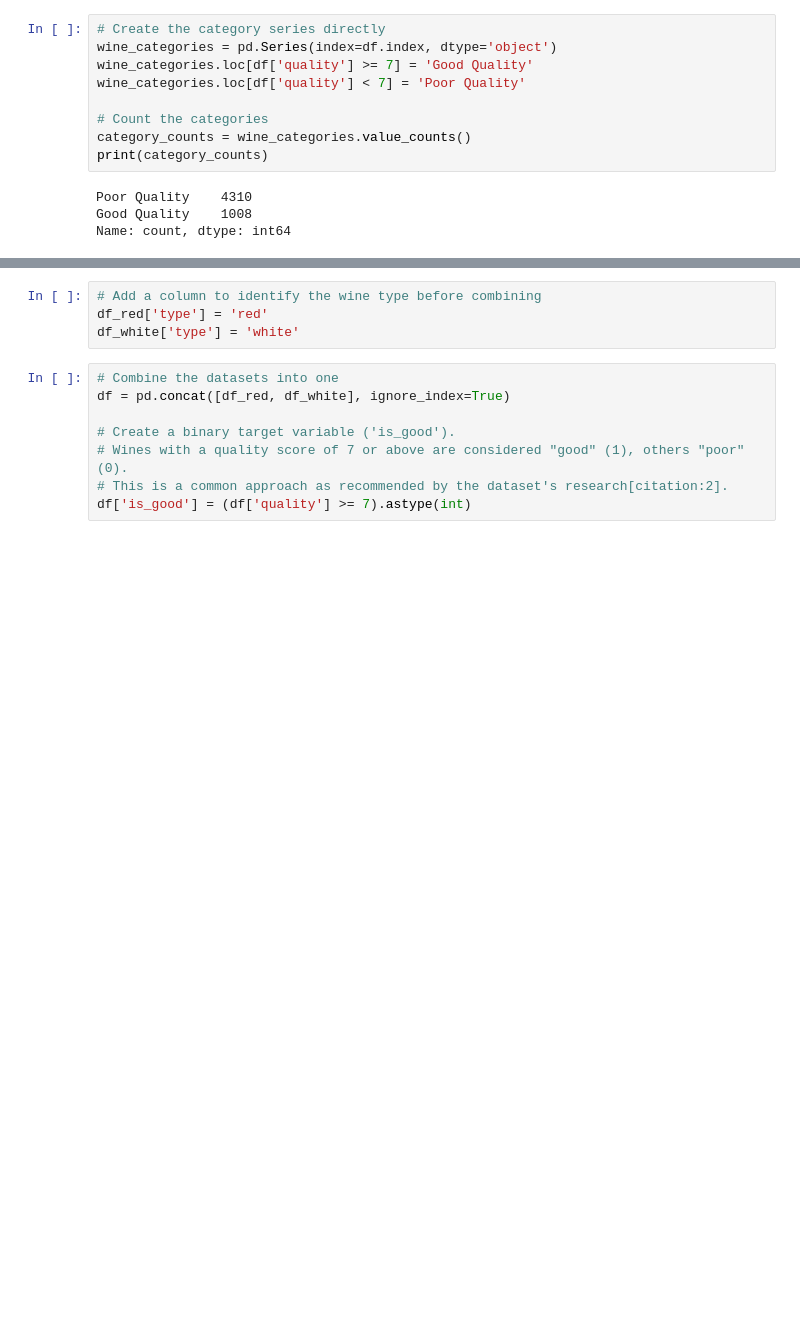
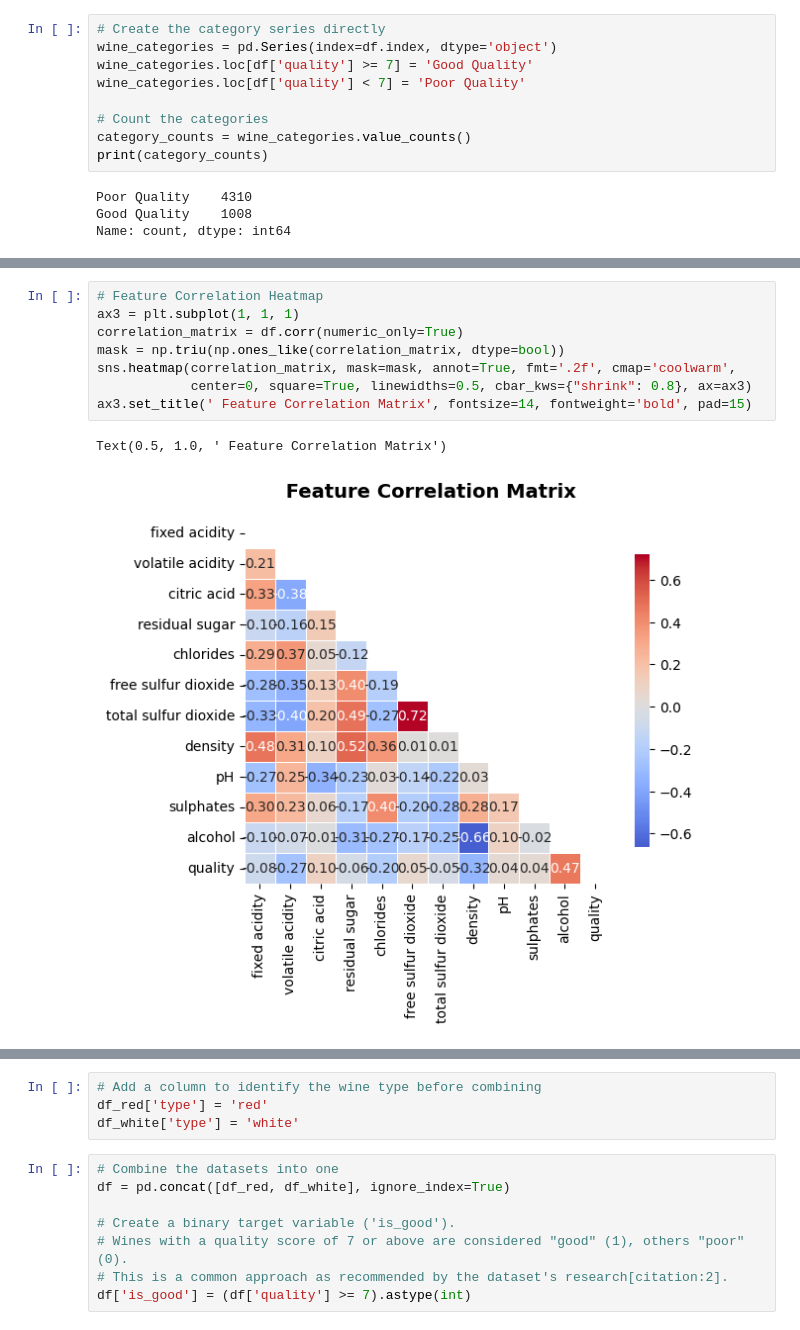
Before and after one commit to akash99955/AML, a Jupyter notebook: AI.ipynb, the cells around one changed output, grey strips where cells are left out. Drawn from its saved outputs; the diff is of its cells as text; blank space fills up the shorter version.

```diff
--- a/AI.ipynb
+++ b/AI.ipynb
@@ -128,0 +221,11 @@ Name: count, dtype: int64
+# %%
+# Feature Correlation Heatmap
+ax3 = plt.subplot(1, 1, 1)
+correlation_matrix = df.corr(numeric_only=True)
+mask = np.triu(np.ones_like(correlation_matrix, dtype=bool))
+sns.heatmap(correlation_matrix, mask=mask, annot=True, fmt='.2f', cmap='coolwarm',
+            center=0, square=True, linewidths=0.5, cbar_kws={"shrink": 0.8}, ax=ax3)
+ax3.set_title(' Feature Correlation Matrix', fontsize=14, fontweight='bold', pad=15)
+# %% [output]
+Text(0.5, 1.0, ' Feature Correlation Matrix')
+[figure, added]
```
Also changed, not shown: parts of 22 cells of this notebook.
